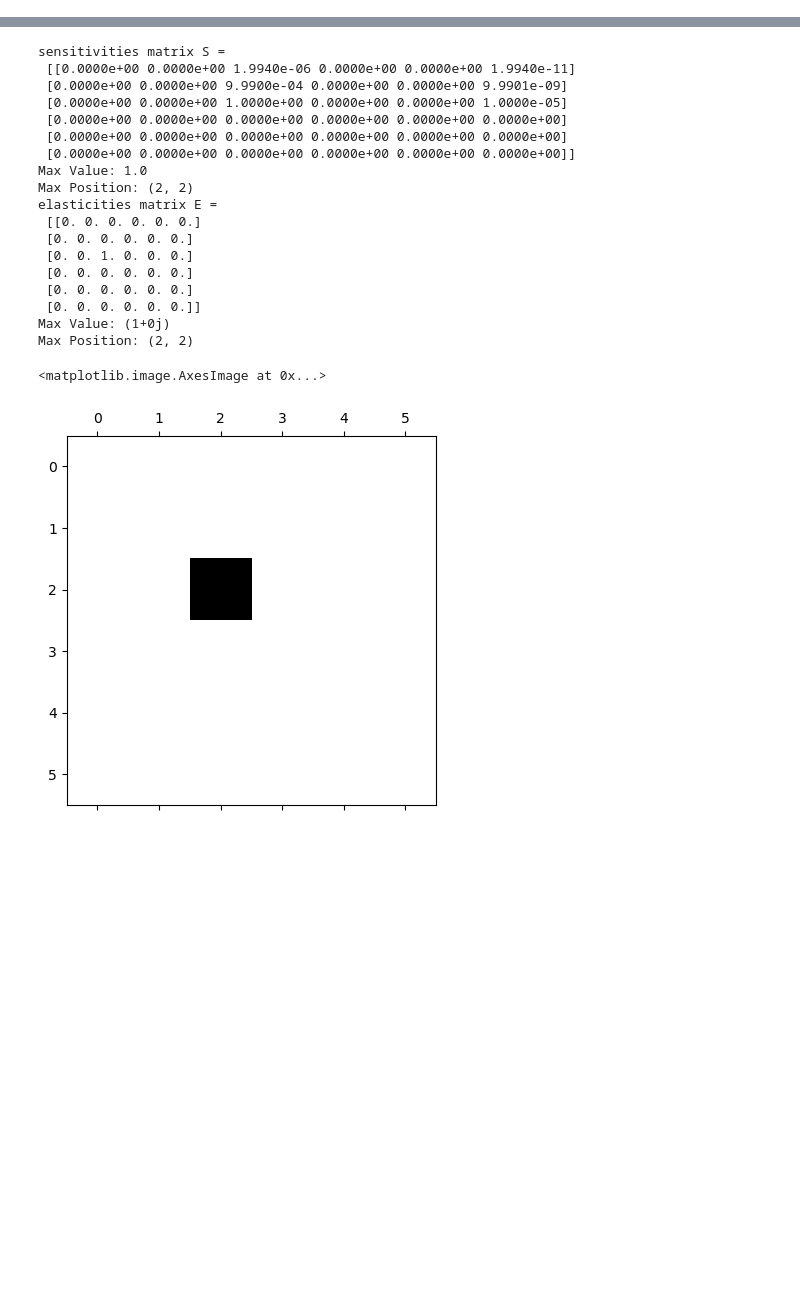
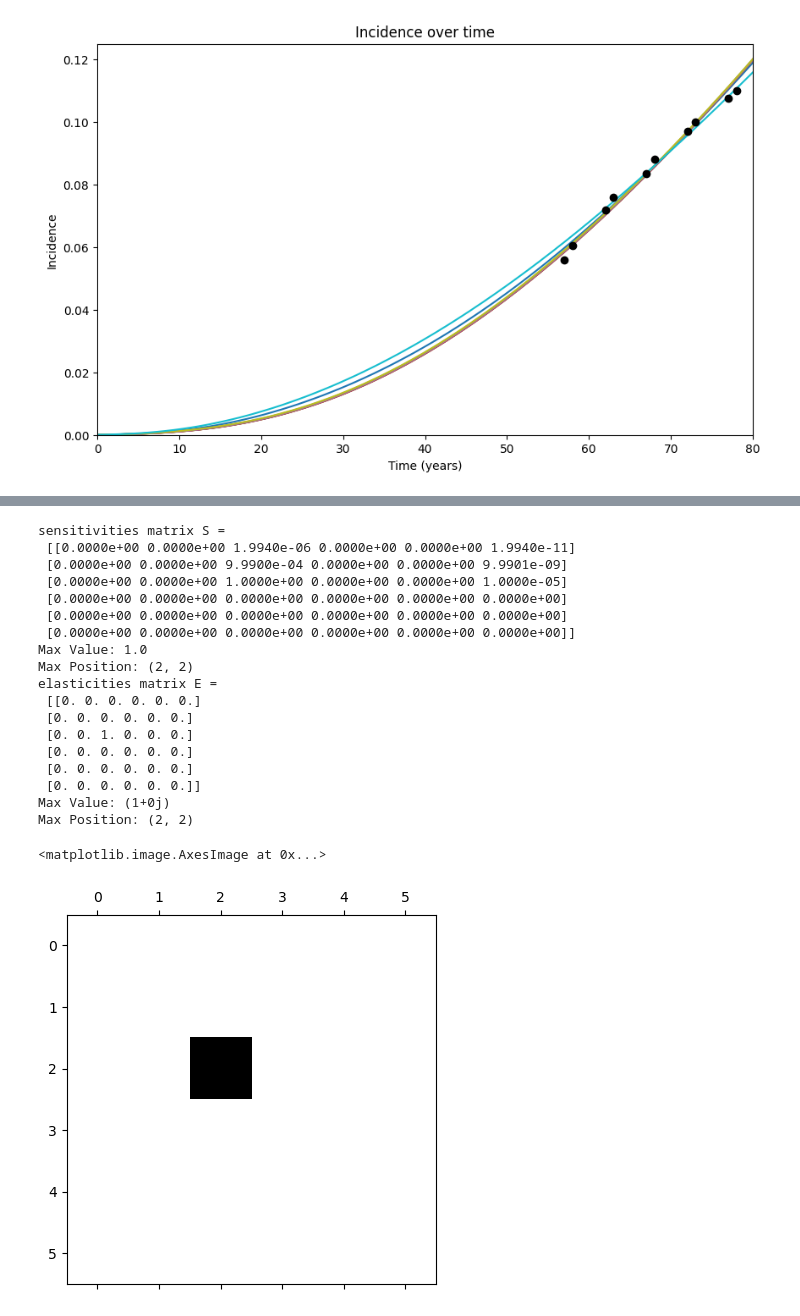
Before and after one commit to ivanygao/UW_AMATH422-522_AspirinColorectalCancer, a Jupyter notebook: sensitivity_yuan.ipynb, the cells around one changed output, grey strips where cells are left out. Drawn from its saved outputs; the diff is of its cells as text; code cells hidden in the pictures; blank space fills up the shorter version.

```diff
--- a/sensitivity_yuan.ipynb
+++ b/sensitivity_yuan.ipynb
@@ -140,0 +171,89 @@ plt.show()
+# %%
+import numpy as np
+import matplotlib.pyplot as plt
+from scipy.integrate import solve_ivp
+
+# Parameters
+N_crypts = 1e+7
+rmin = 150
+rmax = 270
+rsteps = 20
+r_array = np.linspace(rmin, rmax, rsteps + 1)  # R values
+
+gamma3 = 0.2
+gamma4 = 0.07
+gamma5 = 0.07
+delta = 0.05
+kmin = 1
+kmax = 3.5
+ksteps = 20
+ka_array = np.logspace(kmin, kmax, ksteps + 1)  # KA values (logarithmic scale)
+kr_array = np.logspace(kmin, kmax, ksteps + 1)  # KR values (logarithmic scale)
+
+# Error tracking
+errors = []
+
+
+# Iterate through parameters
+for r_1 in r_array:
+    u = 10e-7 * r_1
+    mu = 10e-9 * r_1
+
+    for ka in ka_array:
+        for kr in kr_array:
+            # Solve ODE system
+            sol = solve_ivp(
+                ode_system, [tspan[0], tspan[-1]], y0=[N_crypts, 0, 0, 0, 0, 0], t_eval=tspan, method="RK45",
+                args=(2*u, mu, u, mu, mu, 2*u, u, ka, kr, gamma3, gamma4, gamma5, delta)
+            )
+
+            # Adjust x_dat to match the time step (shift by 4.79)
+            t_search = np.array(x_dat) + 4.79
+
+            # Match data to model
+            model_values = np.interp(t_search, sol.t, sol.y[5, :]) * (1 - delta / 1.01199)
+
+            # Calculate SSE
+            sse = np.sum((model_values - y_dat)**2)
+
+            # Store parameters and error
+            errors.append((sse, r_1, ka, kr))
+
+# Sort errors by SSE
+errors = sorted(errors, key=lambda x: x[0])
+
+# Get the best parameter sets
+best_params = errors[:10]
+
+
+print("Best Parameter Sets:")
+for rank, (sse, r_1, ka, kr) in enumerate(best_params, start=1):
+    print(f"{rank}. SSE: {sse:.4f}, R: {r_1:.2f}, KA: {ka:.2e}, KR: {kr:.2e}")
+
+# Plot the best models
+plt.figure(figsize=(10, 6))
+for _, r_1, ka, kr in best_params:
+    u = 10e-7 * r_1
+    mu = 10e-9 * r_1
+
+    sol = solve_ivp(
+        ode_system, [tspan[0], tspan[-1]], y0=[N_crypts, 0, 0, 0, 0, 0], t_eval=tspan, method="RK45",
+        args=(2*u, mu, u, mu, mu, 2*u, u, ka, kr, gamma3, gamma4, gamma5, delta)
+    )
+
+    # Get model values for plotting
+    model_values = sol.y[5, :] * (1 - delta / 1.01199)
+    plt.plot(sol.t - 4.79, model_values, zorder=1) #label=f"R={r_1:.2f}, KA={ka:.2e}, KR={kr:.2e}")
+
+# Plot observed data
+plt.scatter(x_dat, y_dat, color='black', zorder=2, label="Observed Data")
+
+# Add labels, legend, and title
+plt.xlabel('Time (years)')
+plt.ylabel('Incidence')
+plt.xlim(0, 80)
+plt.ylim(0,0.125)
+plt.title("Incidence over time")
+#plt.legend(loc='upper left')
+plt.show()
+# %% [output]
@@ -140,0 +271 @@ plt.show()
+[figure, added]
```
Also changed, not shown: parts of 7 cells of this notebook.
